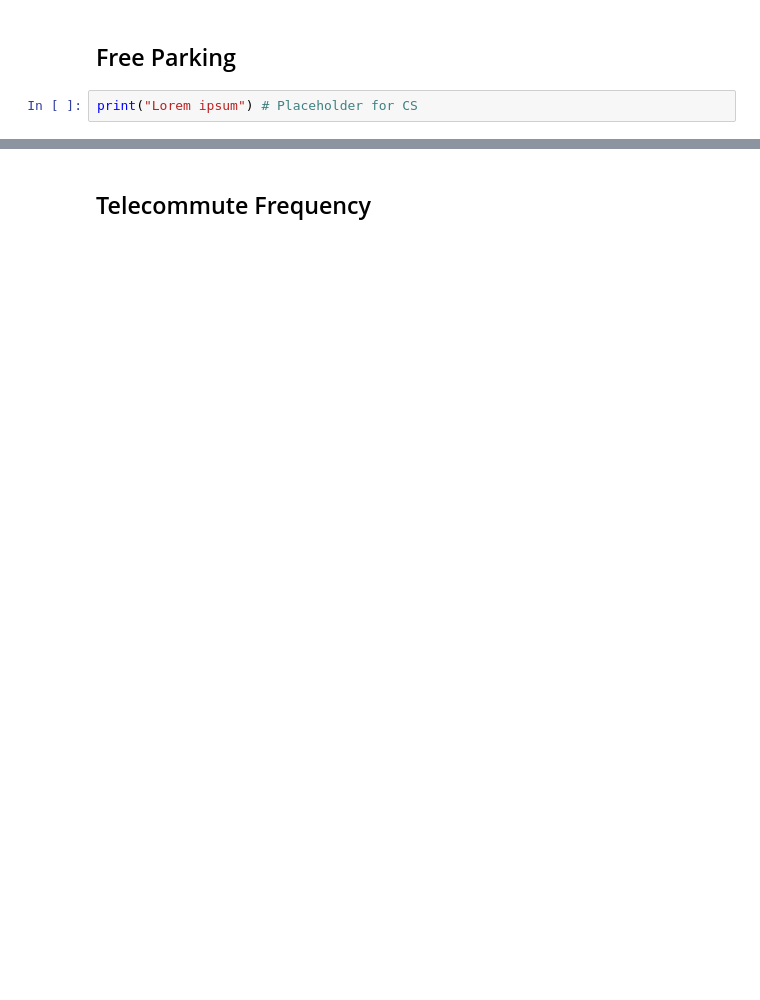
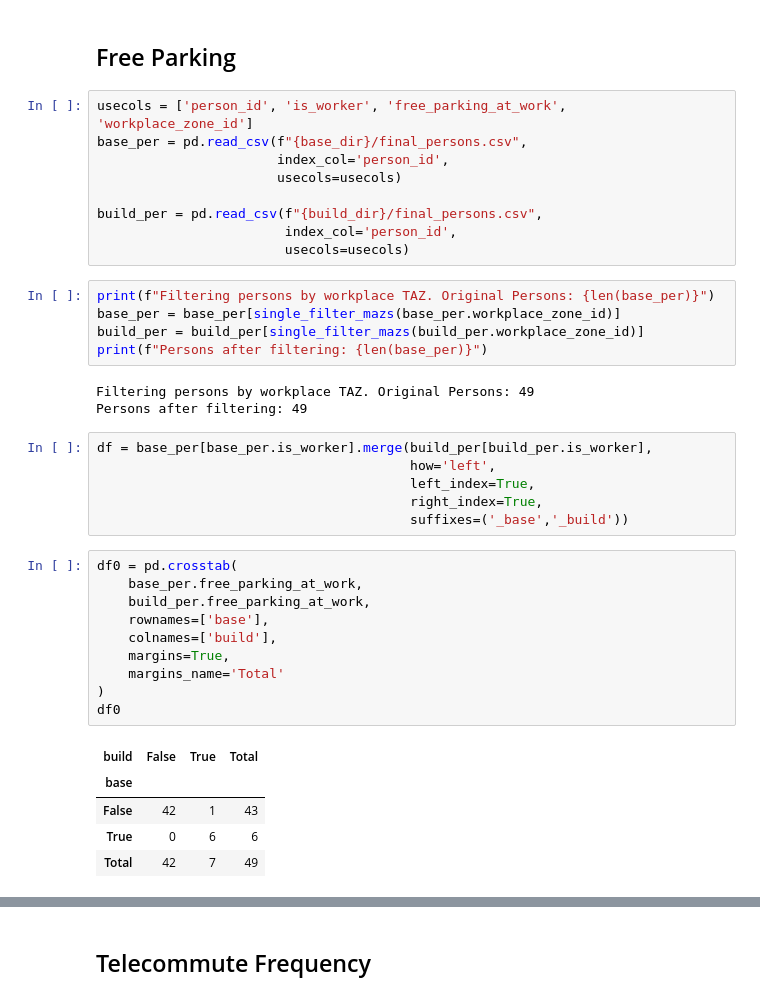
Before and after one commit to ActivitySim/asim_eet_viz, a Jupyter notebook: notebooks/long_term.ipynb, the cells around one changed output, grey strips where cells are left out. Saved outputs shown, nothing was run; the diff lists cells and outputs as text; blank space fills up the shorter version.

```diff
--- a/notebooks/long_term.ipynb
+++ b/notebooks/long_term.ipynb
@@ -141,4 +272,41 @@ print("Lorem ipsum") # Placeholder for CS
 # %% [markdown]
 ## Free Parking
+# %%
+usecols = ['person_id', 'is_worker', 'free_parking_at_work', 'workplace_zone_id']
+base_per = pd.read_csv(f"{base_dir}/final_persons.csv",
+                       index_col='person_id',
+                       usecols=usecols)
+
+build_per = pd.read_csv(f"{build_dir}/final_persons.csv",
+                        index_col='person_id',
+                        usecols=usecols)
+# %%
+print(f"Filtering persons by workplace TAZ. Original Persons: {len(base_per)}")
+base_per = base_per[single_filter_mazs(base_per.workplace_zone_id)]
+build_per = build_per[single_filter_mazs(build_per.workplace_zone_id)]
+print(f"Persons after filtering: {len(base_per)}")
+# %% [output]
+Filtering persons by workplace TAZ. Original Persons: 49
+Persons after filtering: 49
 # %%
-print("Lorem ipsum") # Placeholder for CS
+df = base_per[base_per.is_worker].merge(build_per[build_per.is_worker],
+                                        how='left',
+                                        left_index=True,
+                                        right_index=True,
+                                        suffixes=('_base','_build'))
+# %%
+df0 = pd.crosstab(
+    base_per.free_parking_at_work,
+    build_per.free_parking_at_work,
+    rownames=['base'],
+    colnames=['build'],
+    margins=True,
+    margins_name='Total'
+)
+df0
+# %% [output]
+| build | False | True | Total |
+| base |  |  |  |
+| False | 42 | 1 | 43 |
+| True | 0 | 6 | 6 |
+| Total | 42 | 7 | 49 |
```
Also changed, not shown: parts of 30 cells of this notebook.
